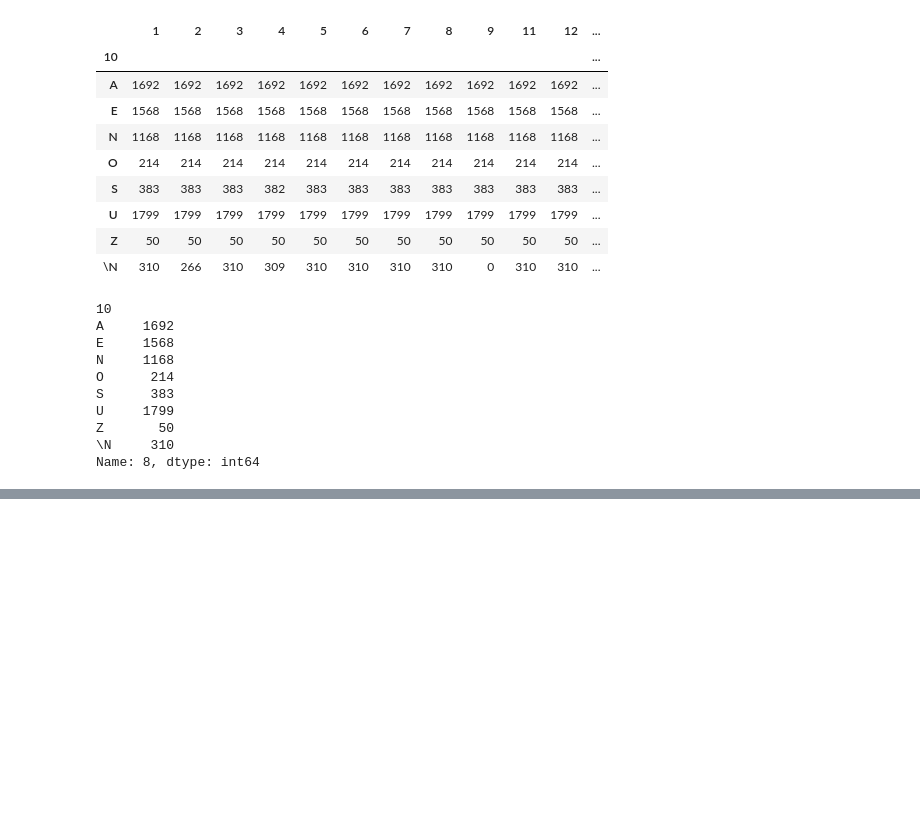
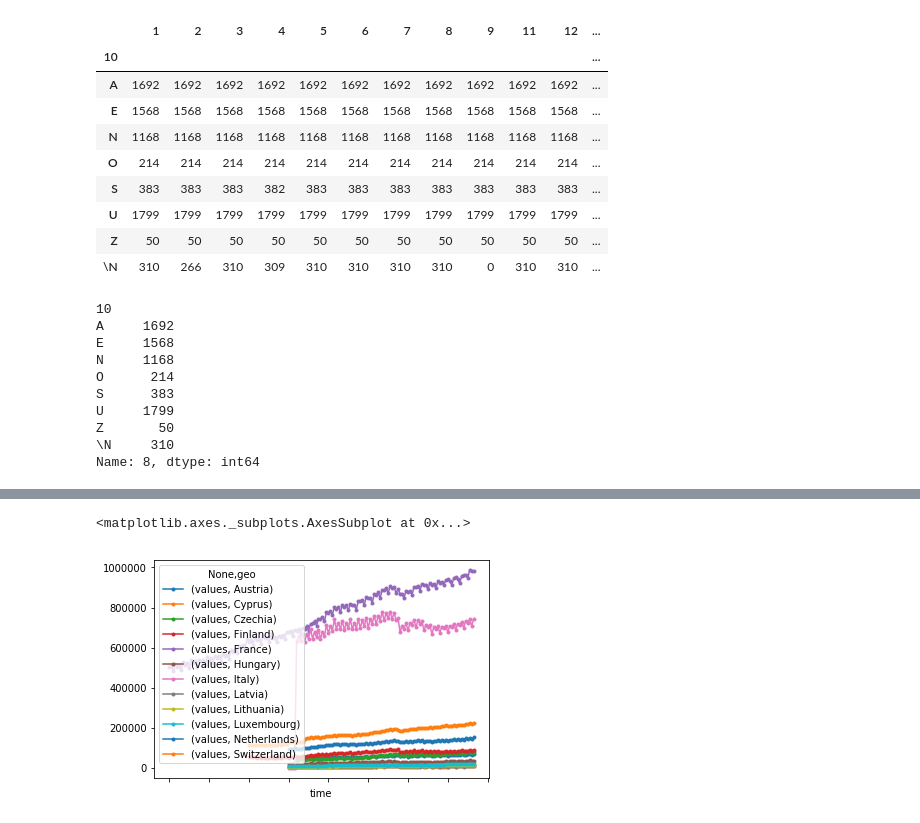
Before and after one commit to xenakas/py_projects, a Jupyter notebook: pandas_manipulation.ipynb, the cells around one changed output, grey strips where cells are left out. Saved outputs shown, nothing was run; the diff lists cells and outputs as text; code cells hidden in the pictures; blank space fills up the shorter version.

```diff
--- a/pandas_manipulation.ipynb
+++ b/pandas_manipulation.ipynb
@@ -641,0 +835,6 @@ Name: 8, dtype: int64
+# %%
+pum = df_gdp.groupby(['time','geo']).sum().unstack()
+pum.plot(kind='line', marker='.')
+# %% [output]
+<matplotlib.axes._subplots.AxesSubplot at 0x...>
+[figure, added]
```
Also changed, not shown: parts of 22 cells of this notebook, 1 other file.
